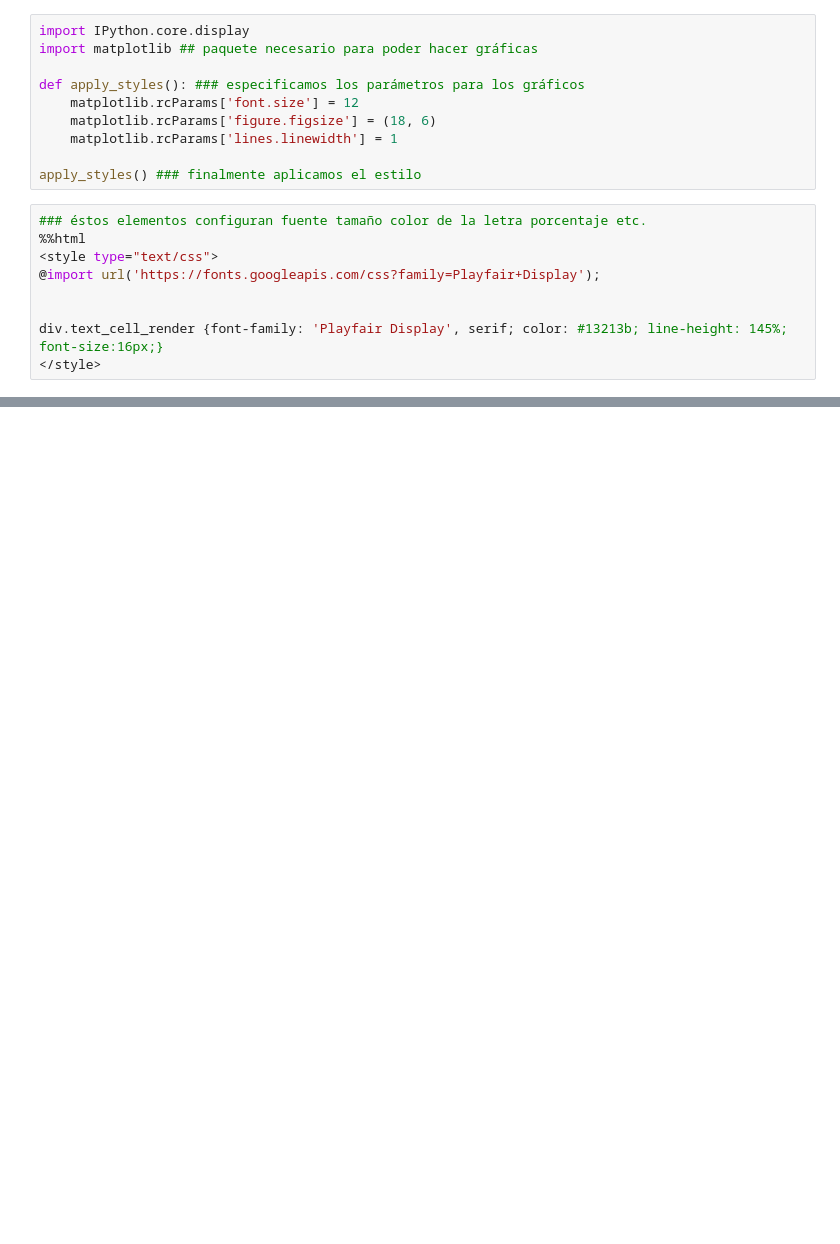
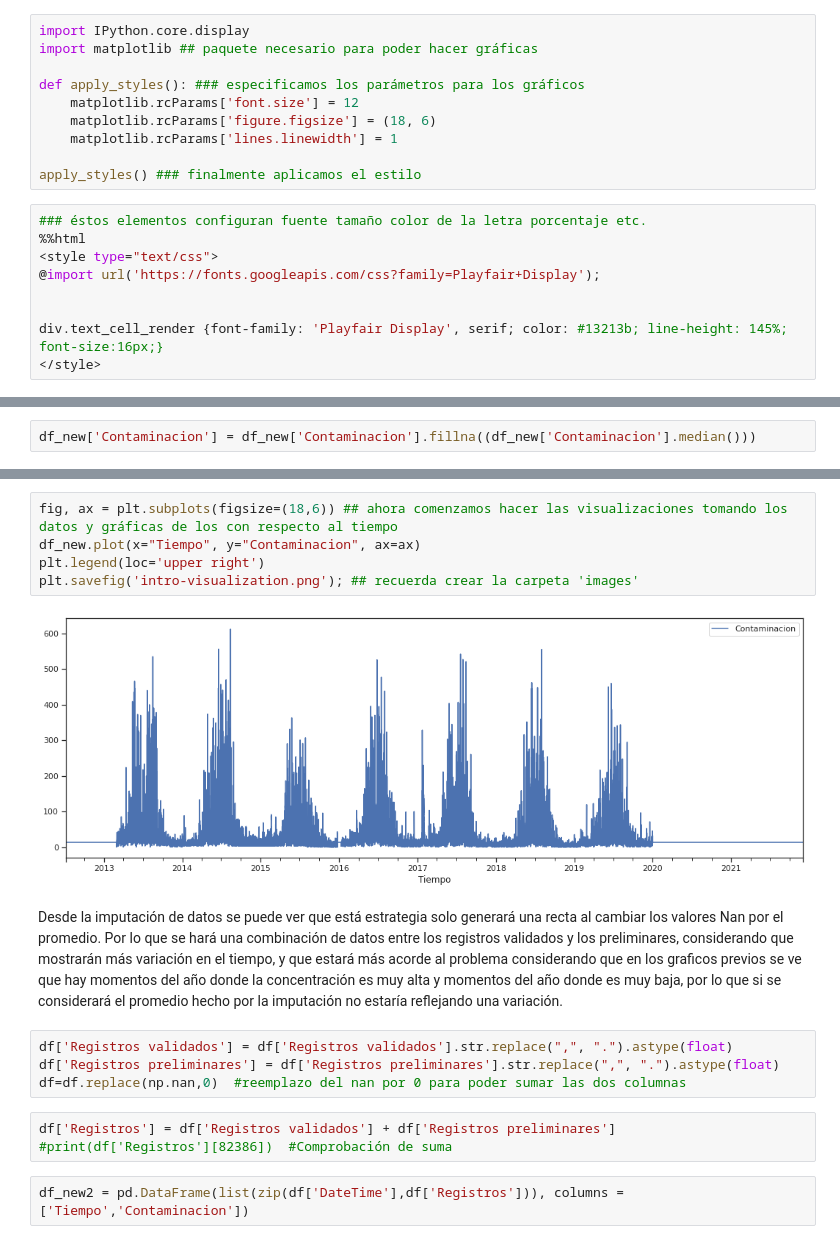
Before and after one commit to eletorres/MachineLearning, a Jupyter notebook: ProyectoML_LTorres.ipynb, the cells around one changed output, grey strips where cells are left out. Cells and saved outputs as stored; diff of their text form; blank space fills up the shorter version.

```diff
--- a/ProyectoML_LTorres.ipynb
+++ b/ProyectoML_LTorres.ipynb
@@ -39,0 +196,2 @@ df.value.astype(int, copy=False);
+# %%
+df_new['Contaminacion'] = df_new['Contaminacion'].fillna((df_new['Contaminacion'].median()))
@@ -39,0 +213,18 @@ df.value.astype(int, copy=False);
+# %%
+fig, ax = plt.subplots(figsize=(18,6)) ## ahora comenzamos hacer las visualizaciones tomando los datos y gráficas de los con respecto al tiempo
+df_new.plot(x="Tiempo", y="Contaminacion", ax=ax)
+plt.legend(loc='upper right')
+plt.savefig('intro-visualization.png'); ## recuerda crear la carpeta 'images'
+# %% [output]
+[figure, added]
+# %% [markdown]
+Desde la imputación de datos se puede ver que está estrategia solo generará una recta al cambiar los valores Nan por el promedio. Por lo que se hará una combinación de datos entre los registros validados y los preliminares, considerando que mostrarán más variación en el tiempo, y que estará más acorde al problema considerando que en los graficos previos se ve que hay momentos del año donde la concentración es muy alta y momentos del año donde es muy baja, por lo que si se considerará el promedio hecho por la imputación no estaría reflejando una variación.
+# %%
+df['Registros validados'] = df['Registros validados'].str.replace(",", ".").astype(float)
+df['Registros preliminares'] = df['Registros preliminares'].str.replace(",", ".").astype(float)
+df=df.replace(np.nan,0)  #reemplazo del nan por 0 para poder sumar las dos columnas
+# %%
+df['Registros'] = df['Registros validados'] + df['Registros preliminares']
+#print(df['Registros'][82386])  #Comprobación de suma
+# %%
+df_new2 = pd.DataFrame(list(zip(df['DateTime'],df['Registros'])), columns = ['Tiempo','Contaminacion'])
```
Also changed, not shown: parts of 106 cells of this notebook.
